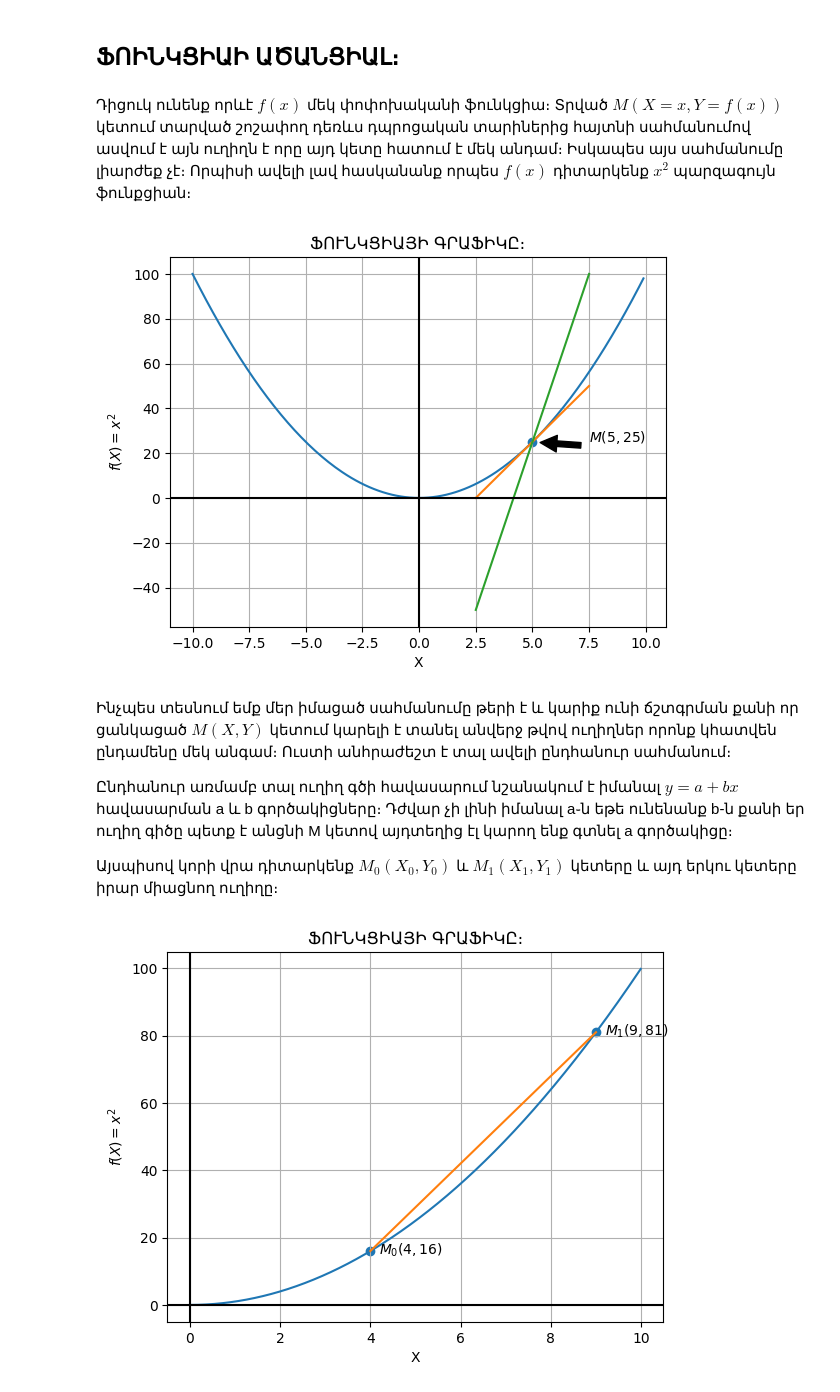
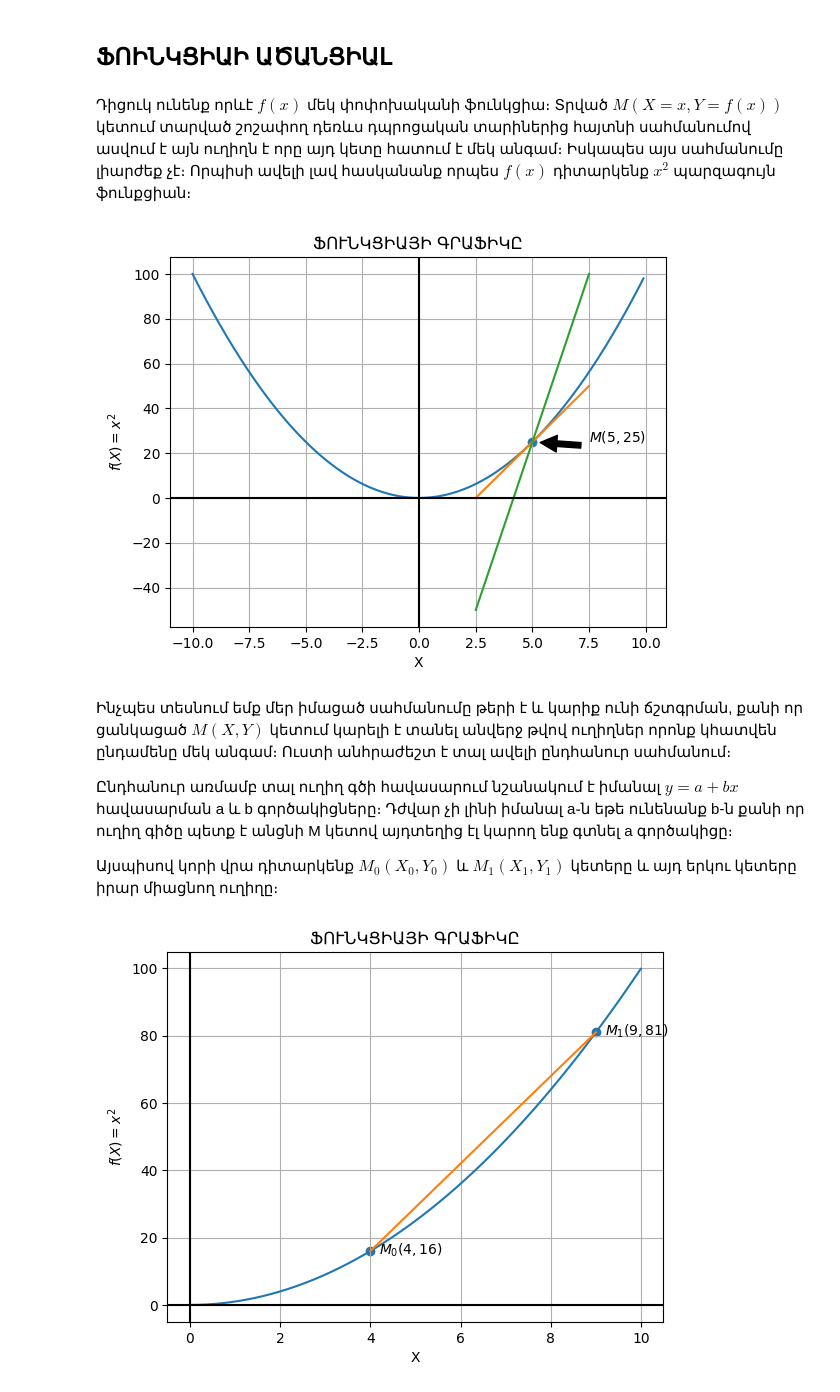
Before and after one commit to Varlusin/math_analiz, a Jupyter notebook: derivative.ipynb, the cells around one changed output. Cells and saved outputs as stored; diff of their text form; code cells hidden in the pictures.

```diff
--- a/derivative.ipynb
+++ b/derivative.ipynb
@@ -1,34 +1,34 @@
 # %% [markdown]
-## ՖՈԻՆԿՑԻԱԻ ԱԾԱՆՑԻԱԼ։
+## ՖՈԻՆԿՑԻԱԻ ԱԾԱՆՑԻԱԼ
 # %%
 import numpy as np
 import matplotlib.pyplot as plt
 # %% [markdown]
-Դիցուկ ունենք որևէ $f(x)$ մեկ փոփոխականի ֆունկցիա։ Տրված $M(X=x,Y=f(x))$ կետում  տարված շոշափող դեռևս դպրոցական տարիներից հայտնի սահմանումով ասվում է այն ուղիղն է որը այդ կետը հատում է մեկ անդամ։ Իսկապես այս սահմանումը լիարժեք չէ։ Որպիսի ավելի լավ հասկանանք որպես $f(x)$ դիտարկենք $x^2$ պարզագույն ֆունքցիան։
+Դիցուկ ունենք որևէ $f(x)$ մեկ փոփոխականի ֆունկցիա։ Տրված $M(X=x,Y=f(x))$ կետում  տարված շոշափող դեռևս դպրոցական տարիներից հայտնի սահմանումով ասվում է այն ուղիղն է որը այդ կետը հատում է մեկ անգամ։ Իսկապես այս սահմանումը լիարժեք չէ։ Որպիսի ավելի լավ հասկանանք որպես $f(x)$ դիտարկենք $x^2$ պարզագույն ֆունքցիան։
 # %%
 x=np.arange(-10,10, 0.1)
 y=x**2
 x_tangential = np.array([2.5,7.5])
 y_tangential = 10*x_tangential-25
 yNot_tan = 30*x_tangential-125
 plt.plot(x,y)
 plt.plot(x_tangential, y_tangential)
 plt.plot(x_tangential, yNot_tan)
 plt.annotate('$M(5,25)$', xy=(5.1, 24.9), xytext=(7.5, 25),
             arrowprops=dict(facecolor='black', shrink=0.1))
 plt.xlabel("X")
 plt.ylabel("$f(X)={x^2}$")
-plt.title("ՖՈՒՆԿՑԻԱՅԻ ԳՐԱՖԻԿԸ։")
+plt.title("ՖՈՒՆԿՑԻԱՅԻ ԳՐԱՖԻԿԸ")
 plt.axhline(y=0, color='k')
 plt.axvline(x=0, color='k')
 plt.scatter(x=5 , y=5**2)
 plt.grid(True)
 # %% [output]
-[figure, old version]
+[figure, new version]
 # %% [markdown]
-Ինչպես տեսնում եմք մեր իմացած սահմանումը թերի է և կարիք ունի ճշտգրման քանի որ ցանկացած $M(X,Y)$ կետում կարելի է տանել անվերջ թվով ուղիղներ որոնք կհատվեն ընդամենը մեկ անգամ։ Ուստի անհրաժեշտ է տալ ավելի ընդհանուր սահմանում։
+Ինչպես տեսնում եմք մեր իմացած սահմանումը թերի է և կարիք ունի ճշտգրման, քանի որ ցանկացած $M(X,Y)$ կետում կարելի է տանել անվերջ թվով ուղիղներ որոնք կհատվեն ընդամենը մեկ անգամ։ Ուստի անհրաժեշտ է տալ ավելի ընդհանուր սահմանում։
 
-Ընդհանուր առմամբ տալ ուղիղ գծի հավասարում նշանակում է իմանալ ${y = a + bx}$ հավասարման  a և b գործակիցները։ Դժվար չի լինի իմանալ a֊ն եթե ունենանք b-ն քանի եր ուղիղ գիծը պետք է անցնի M կետով այդտեղից էլ կարող ենք գտնել a գործակիցը։
+Ընդհանուր առմամբ տալ ուղիղ գծի հավասարում նշանակում է իմանալ ${y = a + bx}$ հավասարման  a և b գործակիցները։ Դժվար չի լինի իմանալ a֊ն եթե ունենանք b-ն քանի որ ուղիղ գիծը պետք է անցնի M կետով այդտեղից էլ կարող ենք գտնել a գործակիցը։
 
 Այսպիսով կորի վրա դիտարկենք $M_0(X_0,Y_0)$ և $M_1(X_1,Y_1)$ կետերը և այդ երկու կետերը իրար միացնող ուղիղը։
 # %%
```
Also changed, not shown: parts of 6 cells of this notebook.
